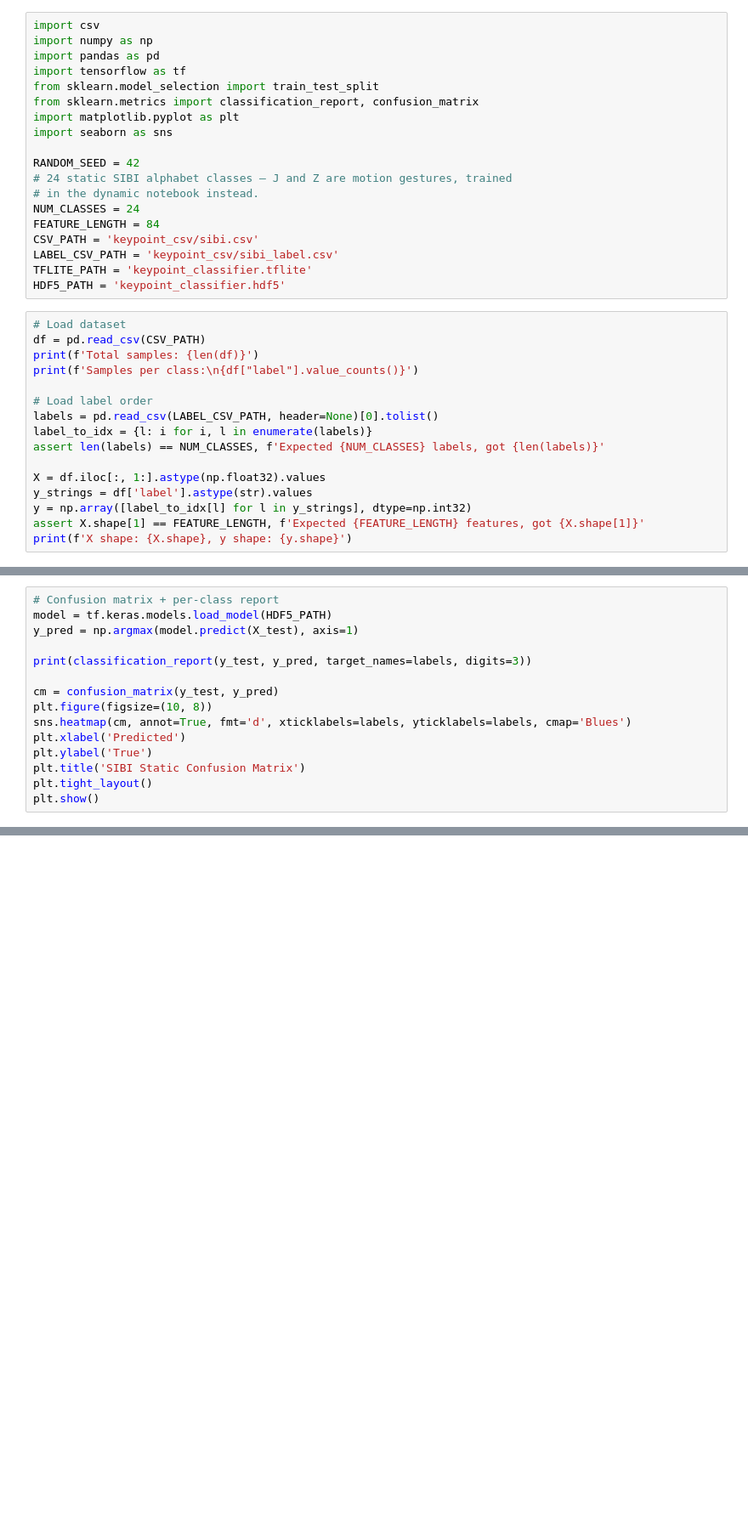
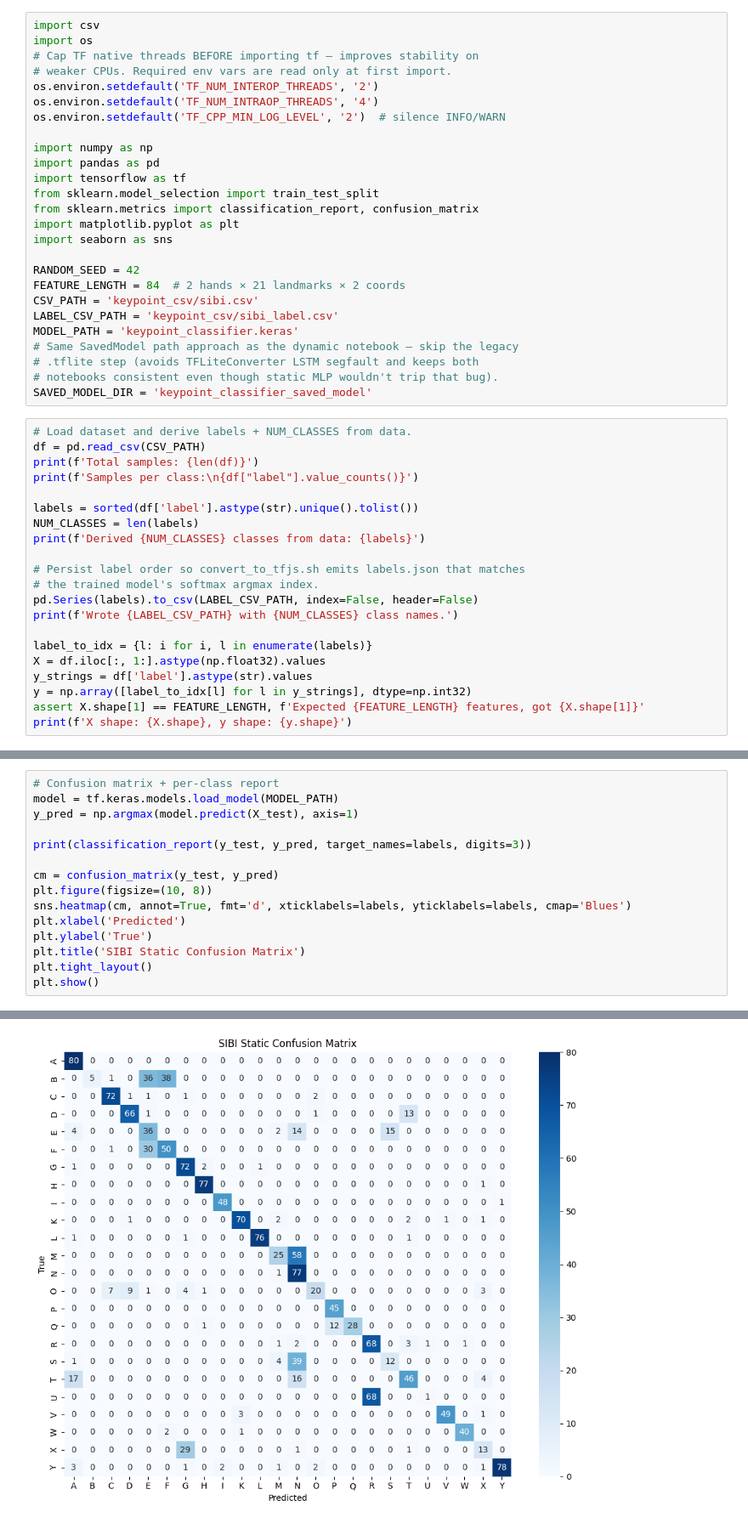
Before and after one commit to ArielSulton/tanya-tangan-ai, a Jupyter notebook: training/train_static.ipynb, the cells around one changed output, grey strips where cells are left out. Shown at 85% size. Cells and saved outputs as stored; diff of their text form; blank space fills up the shorter version.

```diff
--- a/training/train_static.ipynb
+++ b/training/train_static.ipynb
@@ -8,5 +7,12 @@ Output: `keypoint_classifier.hdf5`, `keypoint_classifier.tflite`.
 # %%
 import csv
+import os
+# Cap TF native threads BEFORE importing tf — improves stability on
+# weaker CPUs. Required env vars are read only at first import.
+os.environ.setdefault('TF_NUM_INTEROP_THREADS', '2')
+os.environ.setdefault('TF_NUM_INTRAOP_THREADS', '4')
+os.environ.setdefault('TF_CPP_MIN_LOG_LEVEL', '2')  # silence INFO/WARN
+
 import numpy as np
 import pandas as pd
 import tensorflow as tf
@@ -16,25 +22,30 @@ import matplotlib.pyplot as plt
 import seaborn as sns
 
 RANDOM_SEED = 42
-# 24 static SIBI alphabet classes — J and Z are motion gestures, trained
-# in the dynamic notebook instead.
-NUM_CLASSES = 24
-FEATURE_LENGTH = 84
+FEATURE_LENGTH = 84  # 2 hands × 21 landmarks × 2 coords
 CSV_PATH = 'keypoint_csv/sibi.csv'
 LABEL_CSV_PATH = 'keypoint_csv/sibi_label.csv'
-TFLITE_PATH = 'keypoint_classifier.tflite'
-HDF5_PATH = 'keypoint_classifier.hdf5'
+MODEL_PATH = 'keypoint_classifier.keras'
+# Same SavedModel path approach as the dynamic notebook — skip the legacy
+# .tflite step (avoids TFLiteConverter LSTM segfault and keeps both
+# notebooks consistent even though static MLP wouldn't trip that bug).
+SAVED_MODEL_DIR = 'keypoint_classifier_saved_model'
 # %%
-# Load dataset
+# Load dataset and derive labels + NUM_CLASSES from data.
 df = pd.read_csv(CSV_PATH)
 print(f'Total samples: {len(df)}')
 print(f'Samples per class:\n{df["label"].value_counts()}')
 
-# Load label order
-labels = pd.read_csv(LABEL_CSV_PATH, header=None)[0].tolist()
+labels = sorted(df['label'].astype(str).unique().tolist())
+NUM_CLASSES = len(labels)
+print(f'Derived {NUM_CLASSES} classes from data: {labels}')
+
+# Persist label order so convert_to_tfjs.sh emits labels.json that matches
+# the trained model's softmax argmax index.
+pd.Series(labels).to_csv(LABEL_CSV_PATH, index=False, header=False)
+print(f'Wrote {LABEL_CSV_PATH} with {NUM_CLASSES} class names.')
+
 label_to_idx = {l: i for i, l in enumerate(labels)}
-assert len(labels) == NUM_CLASSES, f'Expected {NUM_CLASSES} labels, got {len(labels)}'
-
 X = df.iloc[:, 1:].astype(np.float32).values
 y_strings = df['label'].astype(str).values
 y = np.array([label_to_idx[l] for l in y_strings], dtype=np.int32)
@@ -80,6 +152,6 @@ history = model.fit(
 # %%
 # Confusion matrix + per-class report
-model = tf.keras.models.load_model(HDF5_PATH)
+model = tf.keras.models.load_model(MODEL_PATH)
 y_pred = np.argmax(model.predict(X_test), axis=1)
 
 print(classification_report(y_test, y_pred, target_names=labels, digits=3))
@@ -92,3 +164,4 @@ plt.ylabel('True')
 plt.title('SIBI Static Confusion Matrix')
 plt.tight_layout()
 plt.show()
+# %% [output]
@@ -94,0 +185 @@ plt.show()
+[figure, added]
```
Also changed, not shown: parts of 8 cells of this notebook, 19 other files.
